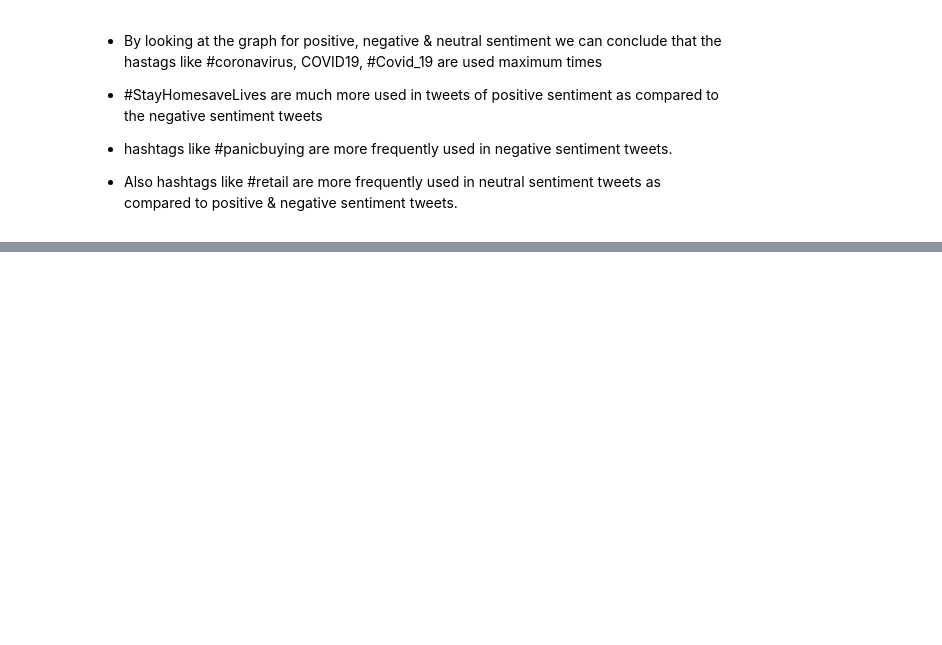
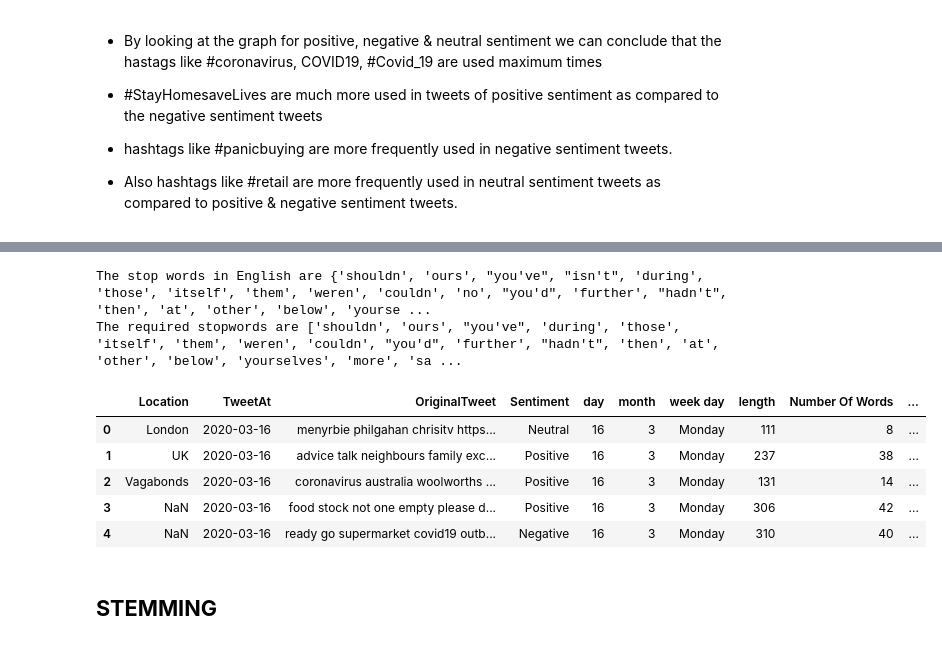
Before and after one commit to Deepakkarki24/Coronavirus-Tweet-Sentiment-Analysis, a Jupyter notebook: Deepak_Karki_Coronavirus_Tweet_Sentiment_Analysis_Capstone_Project.ipynb, the cells around one changed output, grey strips where cells are left out. Saved outputs shown, nothing was run; the diff lists cells and outputs as text; code cells hidden in the pictures; blank space fills up the shorter version.

```diff
--- a/Deepak_Karki_Coronavirus_Tweet_Sentiment_Analysis_Capstone_Project.ipynb
+++ b/Deepak_Karki_Coronavirus_Tweet_Sentiment_Analysis_Capstone_Project.ipynb
@@ -531,0 +578,38 @@ conclude that the hastags like #coronavirus, COVID19, #Covid_19 are used maximum
+# %%
+#Storing the set of stopwords in English
+stop_words = set(stopwords.words('english'))
+print("The stop words in English are",stop_words)
+
+#Creating a whitelist of stopwords we need to keep as they affect the sentiment
+whitelist = ["n't", "not", "no" , "nor" , "couldn't" , "wouldn't" ,"isn't" , "haven't" , "wasn't" , "didn't" , "hasn't" , "shouldn't" , "doesn't" , "weren't" ,
+              "aren't"]
+
+#Creating a list of stopwords which does not contain our whitelist
+stops=[item for item in stop_words if item not in whitelist]
+print("The required stopwords are",stops)
+# %% [output]
+The stop words in English are {'shouldn', 'ours', "you've", "isn't", 'during', 'those', 'itself', 'them', 'weren', 'couldn', 'no', "you'd", 'further', "hadn't", 'then', 'at', 'other', 'below', 'yourse ...
+The required stopwords are ['shouldn', 'ours', "you've", 'during', 'those', 'itself', 'them', 'weren', 'couldn', "you'd", 'further', "hadn't", 'then', 'at', 'other', 'below', 'yourselves', 'more', 'sa ...
+# %%
+## Function to remove stopwords
+
+def remove_stopwords(text):
+  ''' function to remove stopwords'''
+  ## make text smallcase and then remove stopwords
+  text = [word.lower() for word in text.split() if word.lower() not in stops]
+
+  # joining the list of words with space separator
+  return " ".join(text)
+# %%
+df['OriginalTweet'] = df['OriginalTweet'].apply(remove_stopwords)
+# %%
+df.head()
+# %% [output]
+|  | Location | TweetAt | OriginalTweet | Sentiment | day | month | week day | length | Number Of Words | ... |
+| 0 | London | 2020-03-16 | menyrbie philgahan chrisitv https... | Neutral | 16 | 3 | Monday | 111 | 8 | ... |
+| 1 | UK | 2020-03-16 | advice talk neighbours family exc... | Positive | 16 | 3 | Monday | 237 | 38 | ... |
+| 2 | Vagabonds | 2020-03-16 | coronavirus australia woolworths ... | Positive | 16 | 3 | Monday | 131 | 14 | ... |
+| 3 | NaN | 2020-03-16 | food stock not one empty please d... | Positive | 16 | 3 | Monday | 306 | 42 | ... |
+| 4 | NaN | 2020-03-16 | ready go supermarket covid19 outb... | Negative | 16 | 3 | Monday | 310 | 40 | ... |
+# %% [markdown]
+## **STEMMING**
```
Also changed, not shown: parts of 11 cells of this notebook.
